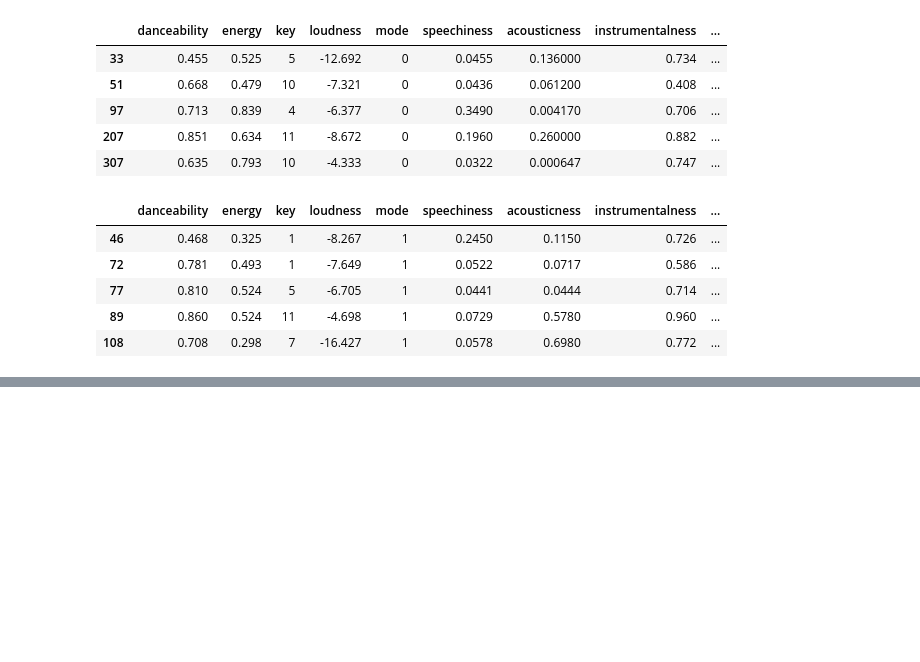
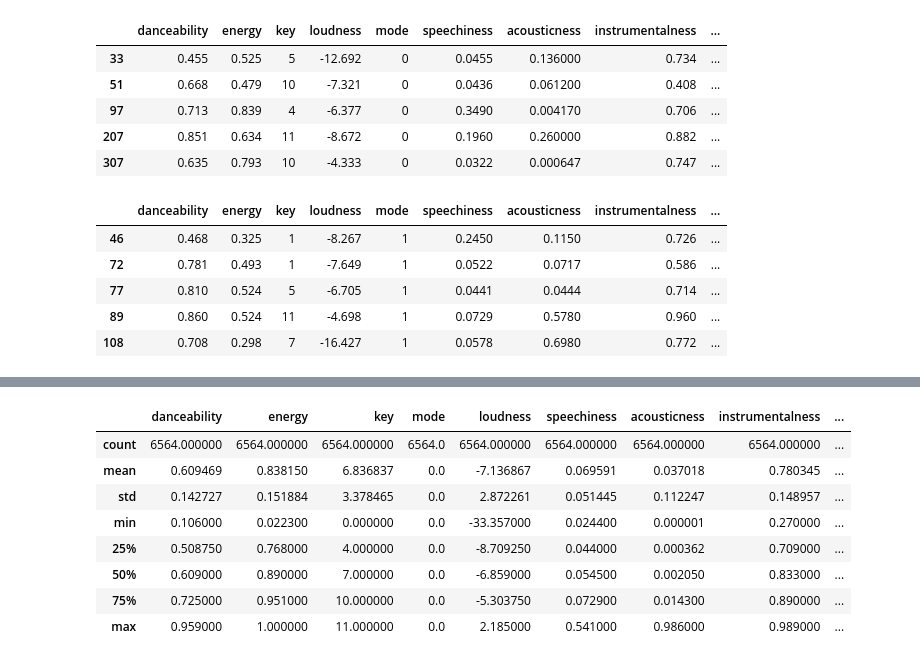
Before and after one commit to t7bui/KMean_Spotify, a Jupyter notebook: Research/research_data.ipynb, the cells around one changed output, grey strips where cells are left out. Saved outputs shown, nothing was run; the diff lists cells and outputs as text; code cells hidden in the pictures; blank space fills up the shorter version.

```diff
--- a/Research/research_data.ipynb
+++ b/Research/research_data.ipynb
@@ -411,0 +458,12 @@ spotify_dataset.loc[spotify_dataset['KMeans with PCA'] == 1][:5]
+# %%
+PCA_0[columns_cluster].describe()
+# %% [output]
+|  | danceability | energy | key | mode | loudness | speechiness | acousticness | instrumentalness | ... |
+| count | 6564.000000 | 6564.000000 | 6564.000000 | 6564.0 | 6564.000000 | 6564.000000 | 6564.000000 | 6564.000000 | ... |
+| mean | 0.609469 | 0.838150 | 6.836837 | 0.0 | -7.136867 | 0.069591 | 0.037018 | 0.780345 | ... |
+| std | 0.142727 | 0.151884 | 3.378465 | 0.0 | 2.872261 | 0.051445 | 0.112247 | 0.148957 | ... |
+| min | 0.106000 | 0.022300 | 0.000000 | 0.0 | -33.357000 | 0.024400 | 0.000001 | 0.270000 | ... |
+| 25% | 0.508750 | 0.768000 | 4.000000 | 0.0 | -8.709250 | 0.044000 | 0.000362 | 0.709000 | ... |
+| 50% | 0.609000 | 0.890000 | 7.000000 | 0.0 | -6.859000 | 0.054500 | 0.002050 | 0.833000 | ... |
+| 75% | 0.725000 | 0.951000 | 10.000000 | 0.0 | -5.303750 | 0.072900 | 0.014300 | 0.890000 | ... |
+| max | 0.959000 | 1.000000 | 11.000000 | 0.0 | 2.185000 | 0.541000 | 0.986000 | 0.989000 | ... |
```
Also changed, not shown: parts of 11 cells of this notebook.
